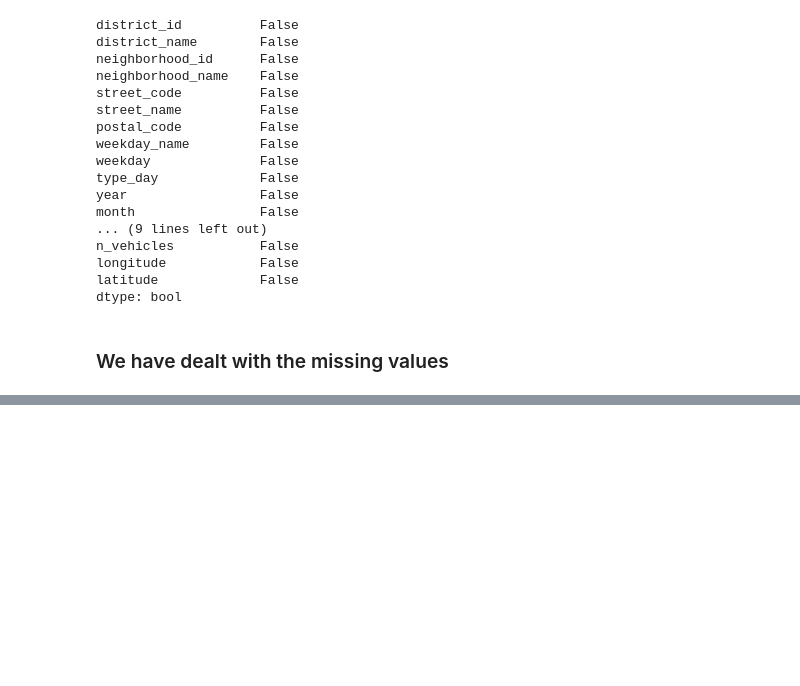
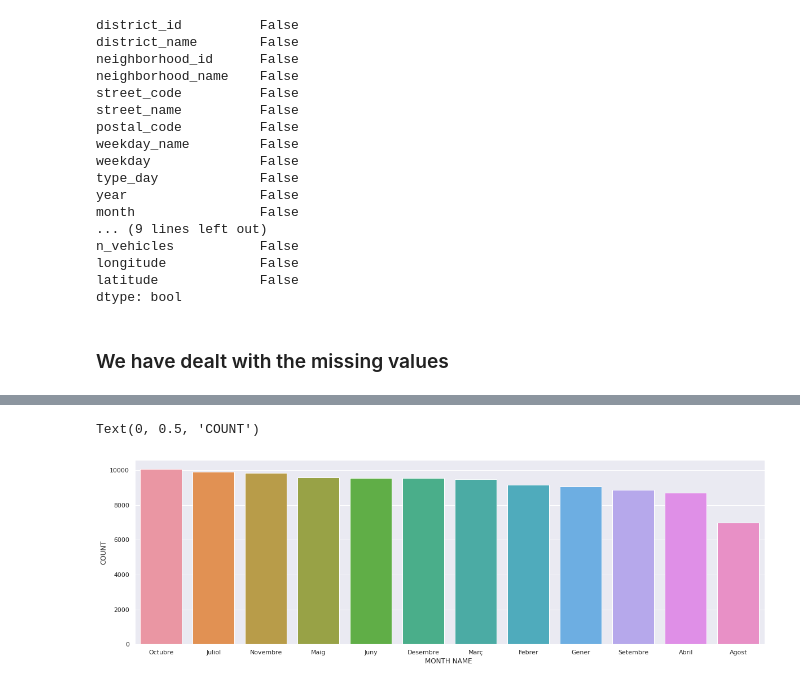
Before and after one commit to abhi-11nav/Barcleona-accidents, a Jupyter notebook: Barcleona_accidents_anlaysis.ipynb, the cells around one changed output, grey strips where cells are left out. Saved outputs shown, nothing was run; the diff lists cells and outputs as text; code cells hidden in the pictures; blank space fills up the shorter version.

```diff
--- a/Barcleona_accidents_anlaysis.ipynb
+++ b/Barcleona_accidents_anlaysis.ipynb
@@ -207,0 +274,8 @@ dtype: bool
+# %%
+month_count = sns.barplot(dataset['month_name'].value_counts().index,dataset['month_name'].value_counts())
+sns.set(rc = {'figure.figsize':(15,8)})
+month_count.set_xlabel("MONTH NAME ")
+month_count.set_ylabel("COUNT")
+# %% [output]
+Text(0, 0.5, 'COUNT')
+[figure, added]
```
Also changed, not shown: parts of 10 cells of this notebook.
